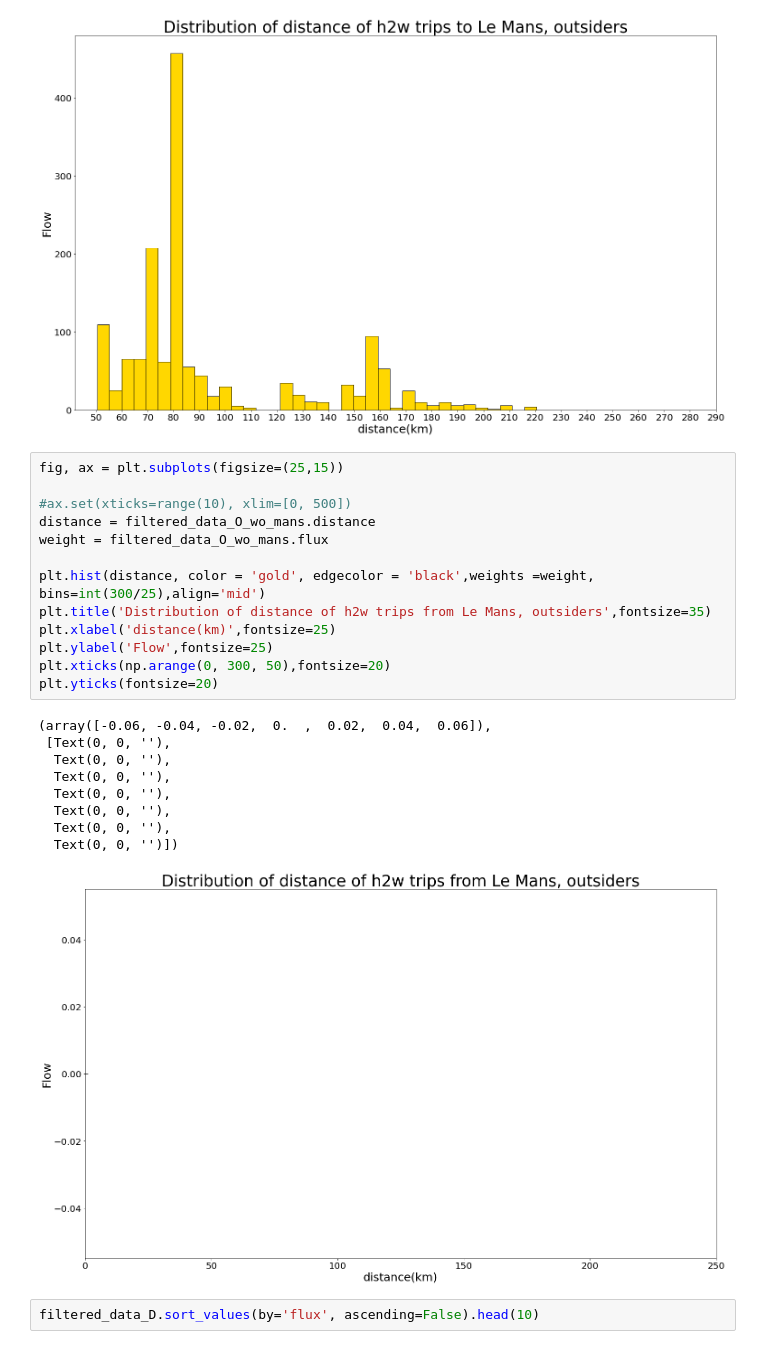
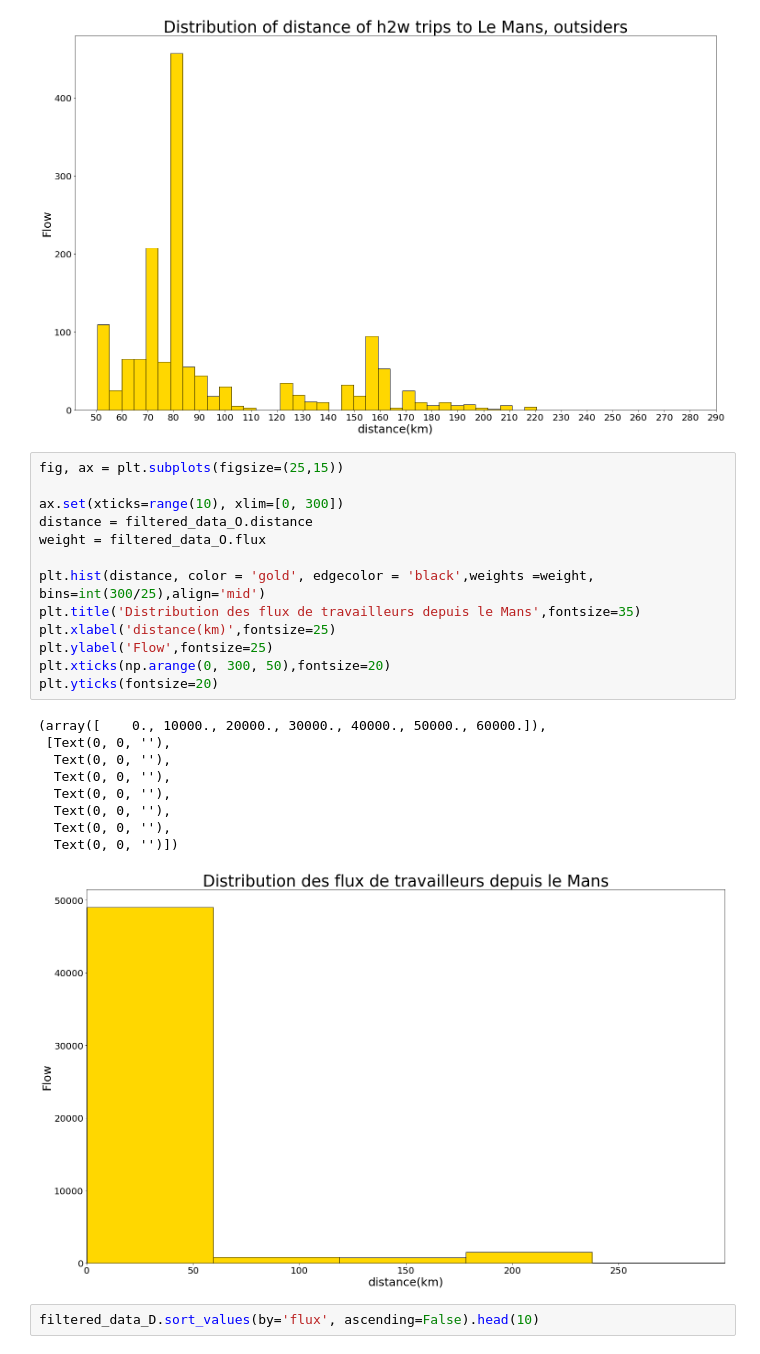
Before and after one commit to MaxelieG/SOMS, a Jupyter notebook: Histogram.ipynb, the cells around one changed output. Drawn from its saved outputs; the diff is of its cells as text.

```diff
--- a/Histogram.ipynb
+++ b/Histogram.ipynb
@@ -257,26 +257,26 @@ plt.show()
 # %%
 fig, ax = plt.subplots(figsize=(25,15))
 
-#ax.set(xticks=range(10), xlim=[0, 500])
-distance = filtered_data_O_wo_mans.distance
-weight = filtered_data_O_wo_mans.flux
+ax.set(xticks=range(10), xlim=[0, 300])
+distance = filtered_data_O.distance
+weight = filtered_data_O.flux
 
 plt.hist(distance, color = 'gold', edgecolor = 'black',weights =weight, bins=int(300/25),align='mid')
-plt.title('Distribution of distance of h2w trips from Le Mans, outsiders',fontsize=35)
+plt.title('Distribution des flux de travailleurs depuis le Mans',fontsize=35)
 plt.xlabel('distance(km)',fontsize=25)
 plt.ylabel('Flow',fontsize=25)
 plt.xticks(np.arange(0, 300, 50),fontsize=20)
 plt.yticks(fontsize=20)
 # %% [output]
-(array([-0.06, -0.04, -0.02,  0.  ,  0.02,  0.04,  0.06]),
+(array([    0., 10000., 20000., 30000., 40000., 50000., 60000.]),
  [Text(0, 0, ''),
   Text(0, 0, ''),
   Text(0, 0, ''),
   Text(0, 0, ''),
   Text(0, 0, ''),
   Text(0, 0, ''),
   Text(0, 0, '')])
-[figure, old version]
+[figure, new version]
 # %%
 filtered_data_D.sort_values(by='flux', ascending=False).head(10)
 # %% [output]
```
Also changed, not shown: parts of 6 cells of this notebook.
